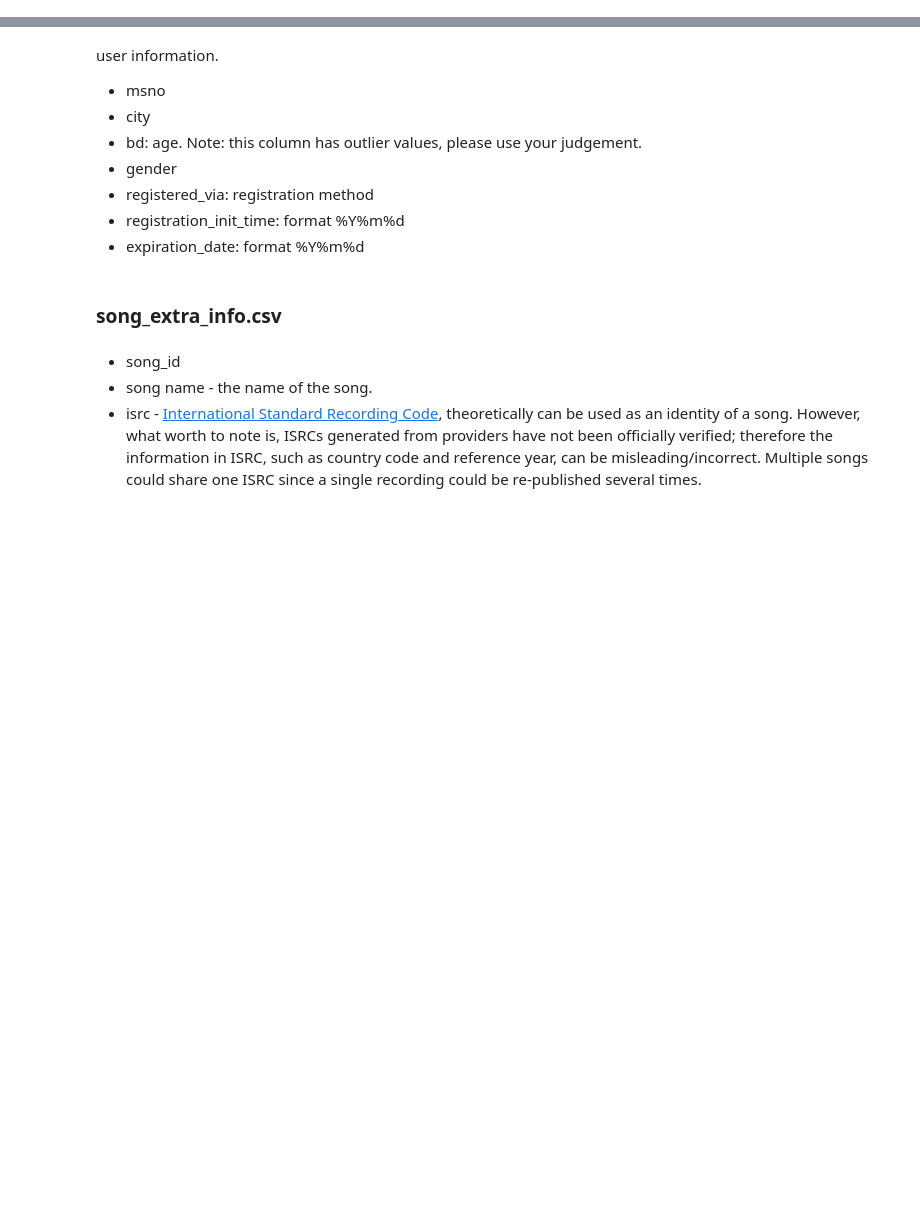
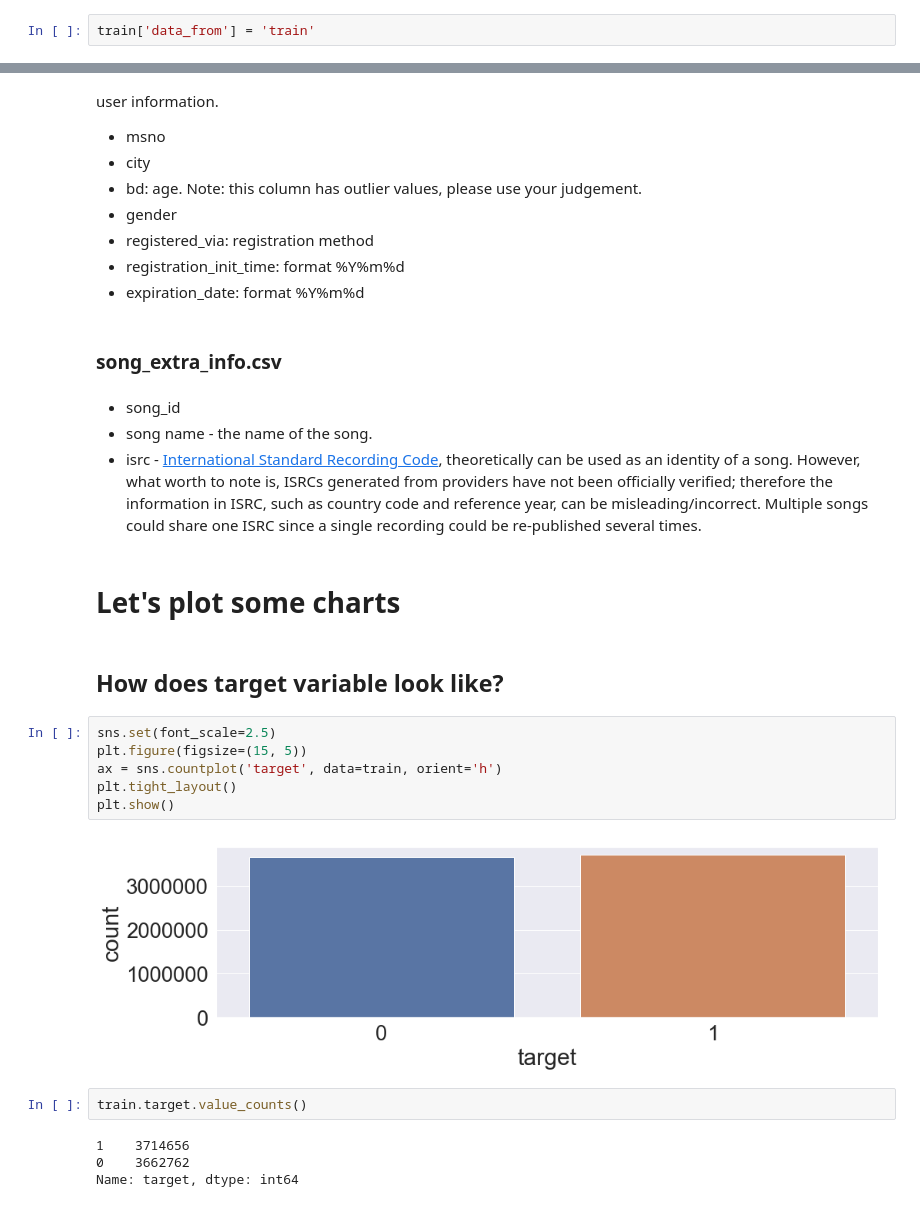
Before and after one commit to IooHooI/RECOMMENDATION_SYSTEMS_2, a Jupyter notebook: notebooks/EDA.ipynb, the cells around one changed output, grey strips where cells are left out. Saved outputs shown, nothing was run; the diff lists cells and outputs as text; blank space fills up the shorter version.

```diff
--- a/notebooks/EDA.ipynb
+++ b/notebooks/EDA.ipynb
@@ -104,3 +114,5 @@ source_type           7355879 non-null object
 target                7377418 non-null int64
 dtypes: int64(1), object(5)
 memory usage: 337.7+ MB
+# %%
+train['data_from'] = 'train'
@@ -272,3 +296,21 @@ user information.
 - song_id
 - song name - the name of the song.
 - isrc - [International Standard Recording Code](https://en.wikipedia.org/wiki/International_Standard_Recording_Code), theoretically can be used as an identity of a song. However, what worth to note is, ISRCs generated from providers have not been officially verified; therefore the information in ISRC, such as country code and reference year, can be misleading/incorrect. Multiple songs could share one ISRC since a single recording could be re-published several times.
+# %% [markdown]
+# Let's plot some charts
+# %% [markdown]
+## How does target variable look like?
+# %%
+sns.set(font_scale=2.5)
+plt.figure(figsize=(15, 5))
+ax = sns.countplot('target', data=train, orient='h')
+plt.tight_layout()
+plt.show()
+# %% [output]
+[figure, added]
+# %%
+train.target.value_counts()
+# %% [output]
+1    3714656
+0    3662762
+Name: target, dtype: int64
```
Also changed, not shown: parts of 14 cells of this notebook, 2 other files.
